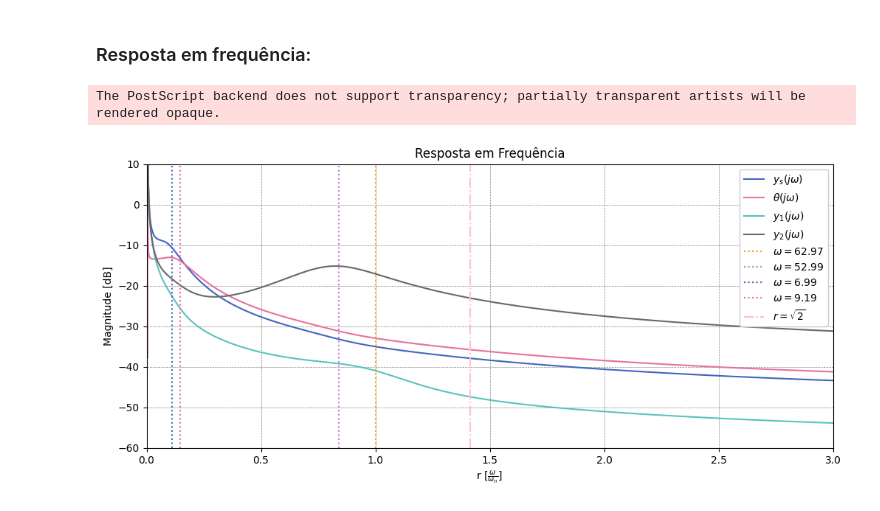
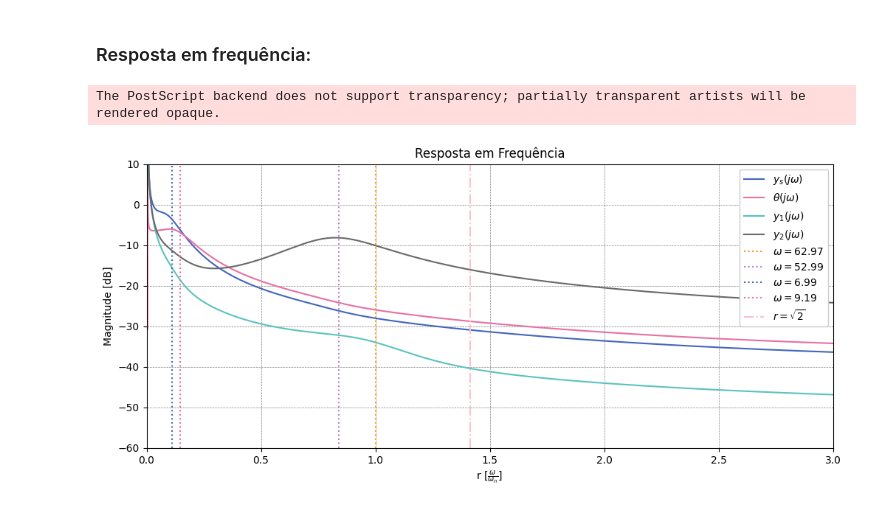
Before and after one commit to ErickNMA/vibrations, a Jupyter notebook: half_car/pitch/HC_Modal_Analysis.ipynb, the cells around one changed output. Drawn from its saved outputs; the diff is of its cells as text; code cells hidden in the pictures.

```diff
--- a/half_car/pitch/HC_Modal_Analysis.ipynb
+++ b/half_car/pitch/HC_Modal_Analysis.ipynb
@@ -634,33 +634,33 @@ def fft(sig, ts):
     freq = (np.fft.fftfreq(len(sig), ts)*2*np.pi)
     amp = mag2db(np.fft.fft(sig)[freq>0])
     phase = np.rad2deg(np.angle(np.fft.fft(sig)[freq>0]))
     freq = freq[freq>0]
 
     return freq, amp, phase
 
 ffts = []
 for i in X:
     ffts.append(fft(i, ts))
 
 maxfreq = np.max(omega_n)
 
 # Pltotando: Amplitude em função de frequência
 plt.rcParams['figure.figsize'] = (12, 5)
 plt.figure()
 labels = ['$y_s(j\omega)$', '$\\theta(j\omega)$', '$y_1(j\omega)$', '$y_2(j\omega)$']
 for i in range(len(ffts)):
-    plt.plot((ffts[i][0]/maxfreq), ffts[i][1], label=labels[i])
+    plt.plot((ffts[i][0]/maxfreq), ffts[i][1]+7, label=labels[i])
 for i in range(len(ffts)):
     plt.plot((omega_n[i]/maxfreq, omega_n[i]/maxfreq), (-60, 10), linestyle='dotted', label=f'$\omega = {omega_n[i]:.2f}$')
 plt.plot((np.sqrt(2), np.sqrt(2)), (-60, 10), color='pink', linestyle='-.', label='$r = \sqrt{2}$')
 plt.ylabel('Magnitude [dB]')
-plt.legend()
+plt.legend(loc='upper right')
 plt.xlabel('r $[\\frac{\omega}{\omega_n}]$')
 plt.xlim(0, 3)
 plt.ylim(-60, 10)
 if(title):
     plt.title('Resposta em Frequência')
 plt.savefig('curves/FR_MA.eps', dpi=600, transparent=True, bbox_inches='tight')
 # %% [output]
 The PostScript backend does not support transparency; partially transparent artists will be rendered opaque.
-[figure, old version]
+[figure, new version]
```
Also changed, not shown: 20 other files.
